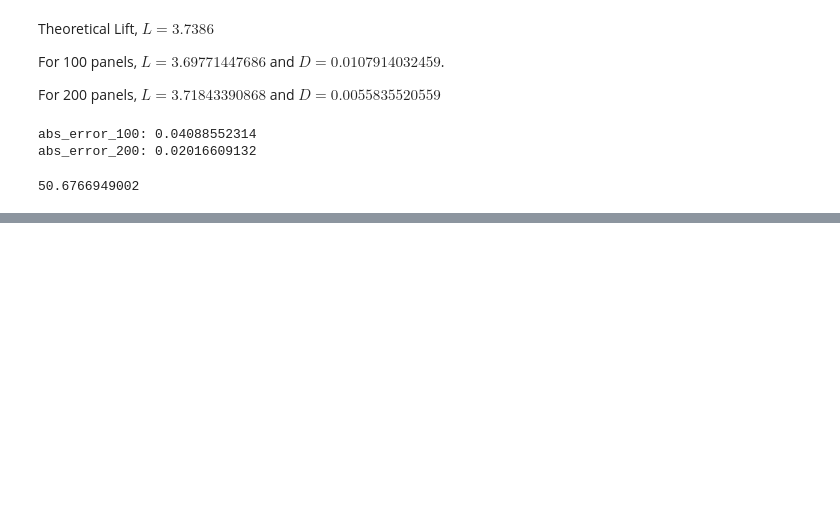
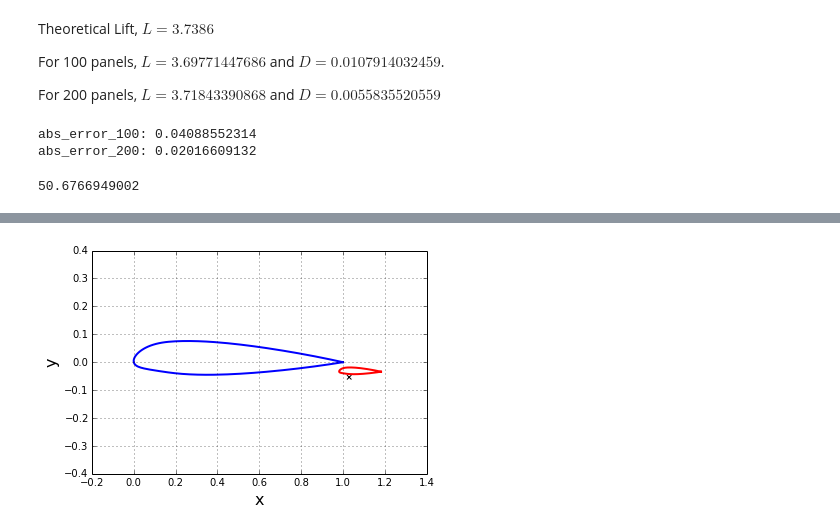
Before and after one commit to engamohd/AeroPython, a Jupyter notebook: my_codes/lesson11_assignment_mc.ipynb, the cells around one changed output, grey strips where cells are left out. Cells and saved outputs as stored; diff of their text form; code cells hidden in the pictures; blank space fills up the shorter version.

```diff
--- a/my_codes/lesson11_assignment_mc.ipynb
+++ b/my_codes/lesson11_assignment_mc.ipynb
@@ -85,7 +85,7 @@ def define_panels(x ,y ,N):
 
     return panels
 # %%
-Np=200
+Np=len(x_airfoil)-1
 
 panels_airfoil = define_panels(x_airfoil, y_airfoil, Np)   # discretizes of the airfoil into panels
 
@@ -523,0 +594,19 @@ print improvement*100
+# %%
+# loading the geometry from a data file
+x_naca, y_naca = numpy.loadtxt('./resources/NACA23012_MainFoil.csv', dtype=float, delimiter=',', unpack=True)
+x_naca_flap, y_naca_flap = numpy.loadtxt('./resources/NACA23012_FlapFoil.csv',dtype=float, delimiter=',', unpack=True)
+# %%
+# plots the geometry
+
+pyplot.grid(True)
+pyplot.xlabel('x', fontsize=16)
+pyplot.ylabel('y', fontsize=16)
+pyplot.xlim(-0.2, 1.4)
+pyplot.ylim(-0.4, 0.4)
+
+x_h, y_h = 1.03, -0.054 #hinge
+pyplot.plot(x_naca, y_naca, color='b', linestyle='-', linewidth=2)
+pyplot.plot(x_naca_flap, y_naca_flap, color='r', linestyle='-', linewidth=2)
+pyplot.scatter(x_h, y_h, color='k', marker='x');
+# %% [output]
+[figure, added]
```
Also changed, not shown: parts of 25 cells of this notebook, 3 other files.
